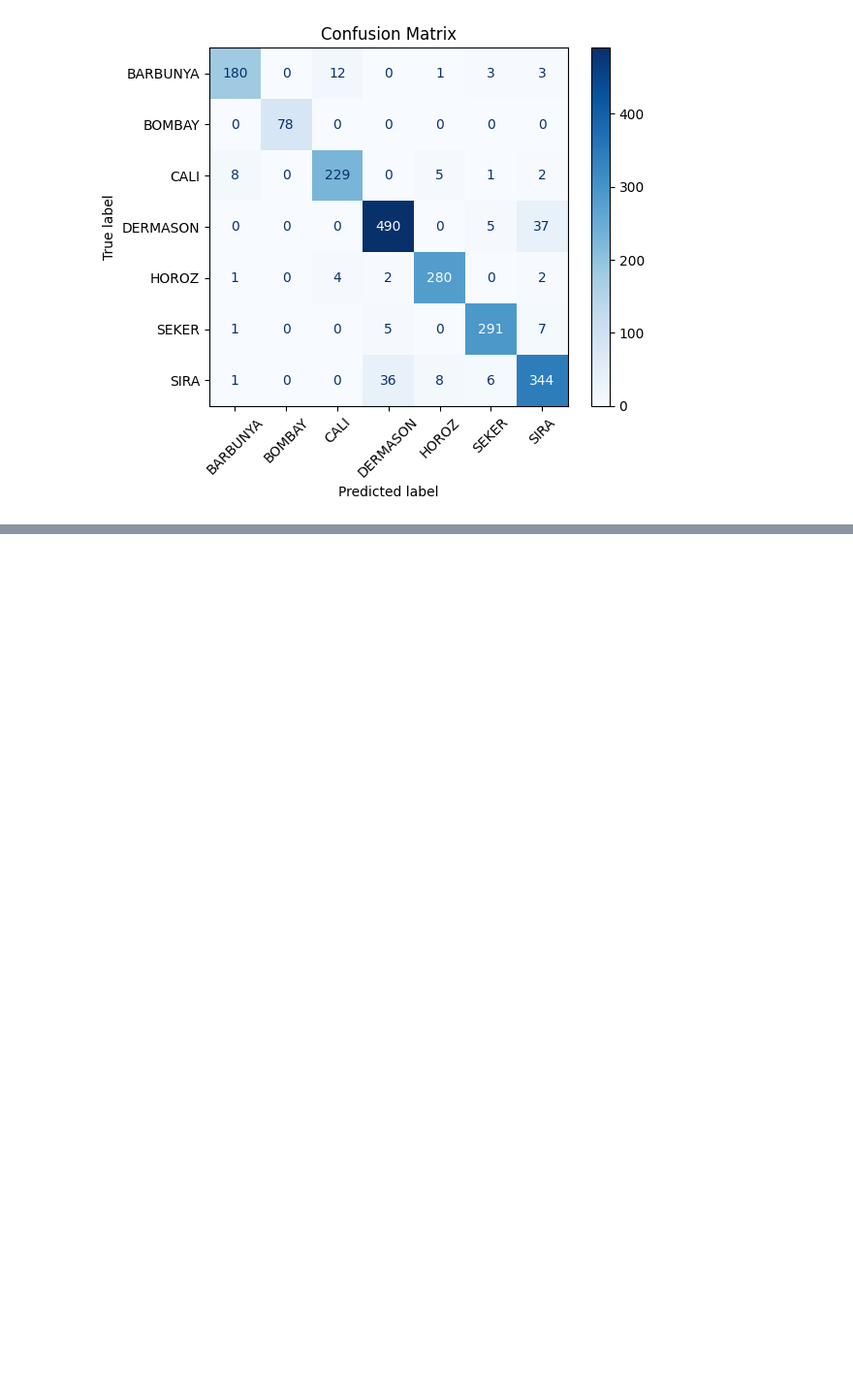
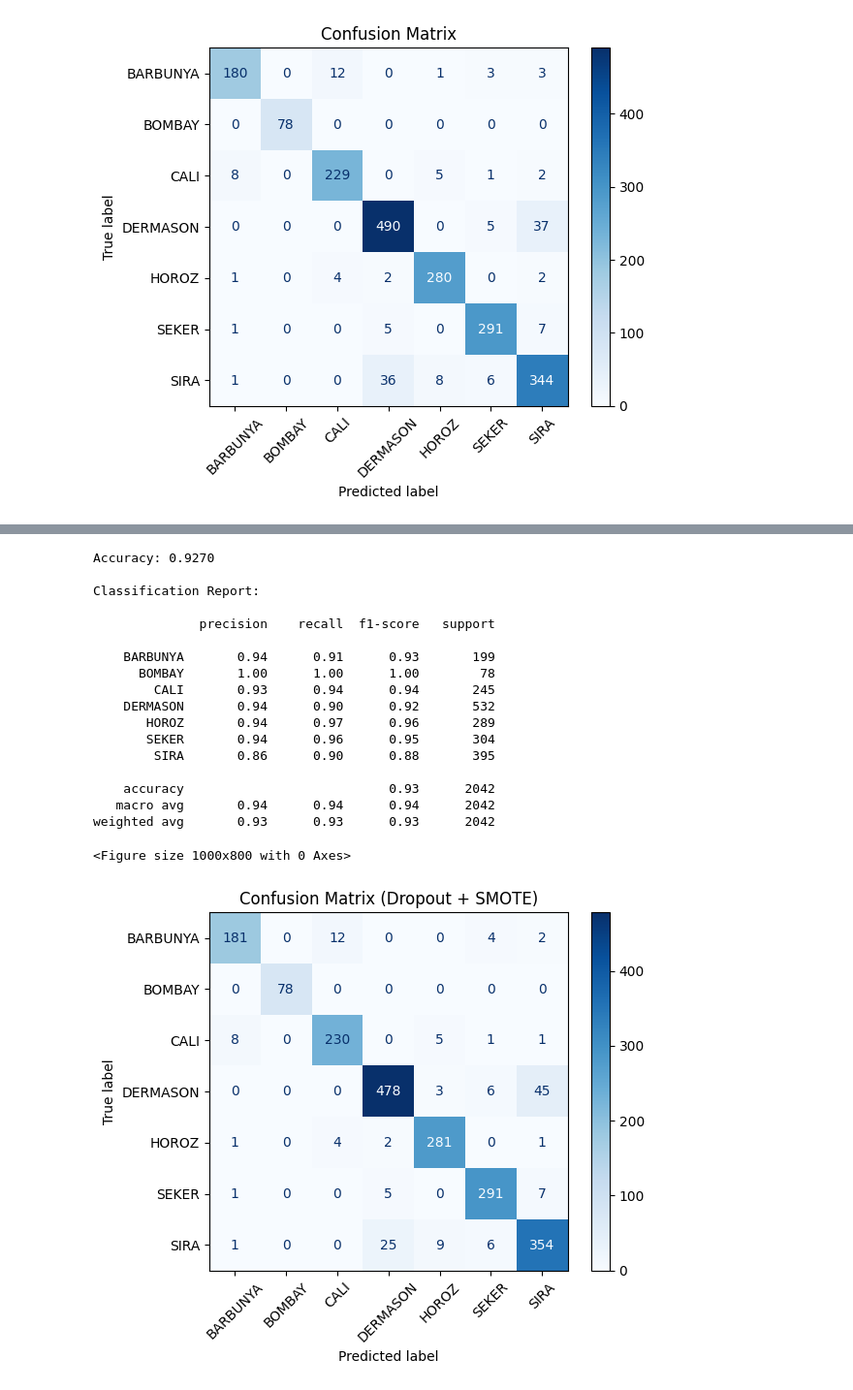
Before and after one commit to thuynguyenhuit/hocsau, a Jupyter notebook: Mô_hình_MLP_Dry_Bean.ipynb, the cells around one changed output, grey strips where cells are left out. Shown at 97% size. Drawn from its saved outputs; the diff is of its cells as text; code cells hidden in the pictures; blank space fills up the shorter version.

```diff
--- a/Mô_hình_MLP_Dry_Bean.ipynb
+++ b/Mô_hình_MLP_Dry_Bean.ipynb
@@ -836,0 +1059,8 @@ weighted avg       0.93      0.93      0.93      2042
+# %%
+# =========================================
+# 10. INPUT SIZE
+# =========================================
+
+input_size = X_train_smote.shape[1]
+
+print("Input size:", input_size)
@@ -836,0 +1213,25 @@ weighted avg       0.93      0.93      0.93      2042
+# %%
+# =========================================
+# 13. TRAIN MODEL
+# =========================================
+
+model_dropout_smote = MLP_Dropout(input_size)
+
+(
+    train_loss,
+    val_loss,
+    train_acc,
+    val_acc
+
+) = train_model(
+
+    model_dropout_smote,
+
+    X_train_smote,
+    y_train_smote,
+
+    X_val,
+    y_val,
+
+    epochs=1000
+)
@@ -836,0 +1414,30 @@ weighted avg       0.93      0.93      0.93      2042
+# %%
+# =========================================
+# 16. TEST MODEL
+# =========================================
+
+evaluate_model(
+    model_dropout_smote,
+    X_test,
+    y_test
+)
+# %% [output]
+Accuracy: 0.9270
+
+Classification Report:
+
+              precision    recall  f1-score   support
+
+    BARBUNYA       0.94      0.91      0.93       199
+      BOMBAY       1.00      1.00      1.00        78
+        CALI       0.93      0.94      0.94       245
+    DERMASON       0.94      0.90      0.92       532
+       HOROZ       0.94      0.97      0.96       289
+       SEKER       0.94      0.96      0.95       304
+        SIRA       0.86      0.90      0.88       395
+
+    accuracy                           0.93      2042
+   macro avg       0.94      0.94      0.94      2042
+weighted avg       0.93      0.93      0.93      2042
+<Figure size 1000x800 with 0 Axes>
+[figure, added]
```
Also changed, not shown: parts of 13 cells of this notebook.
